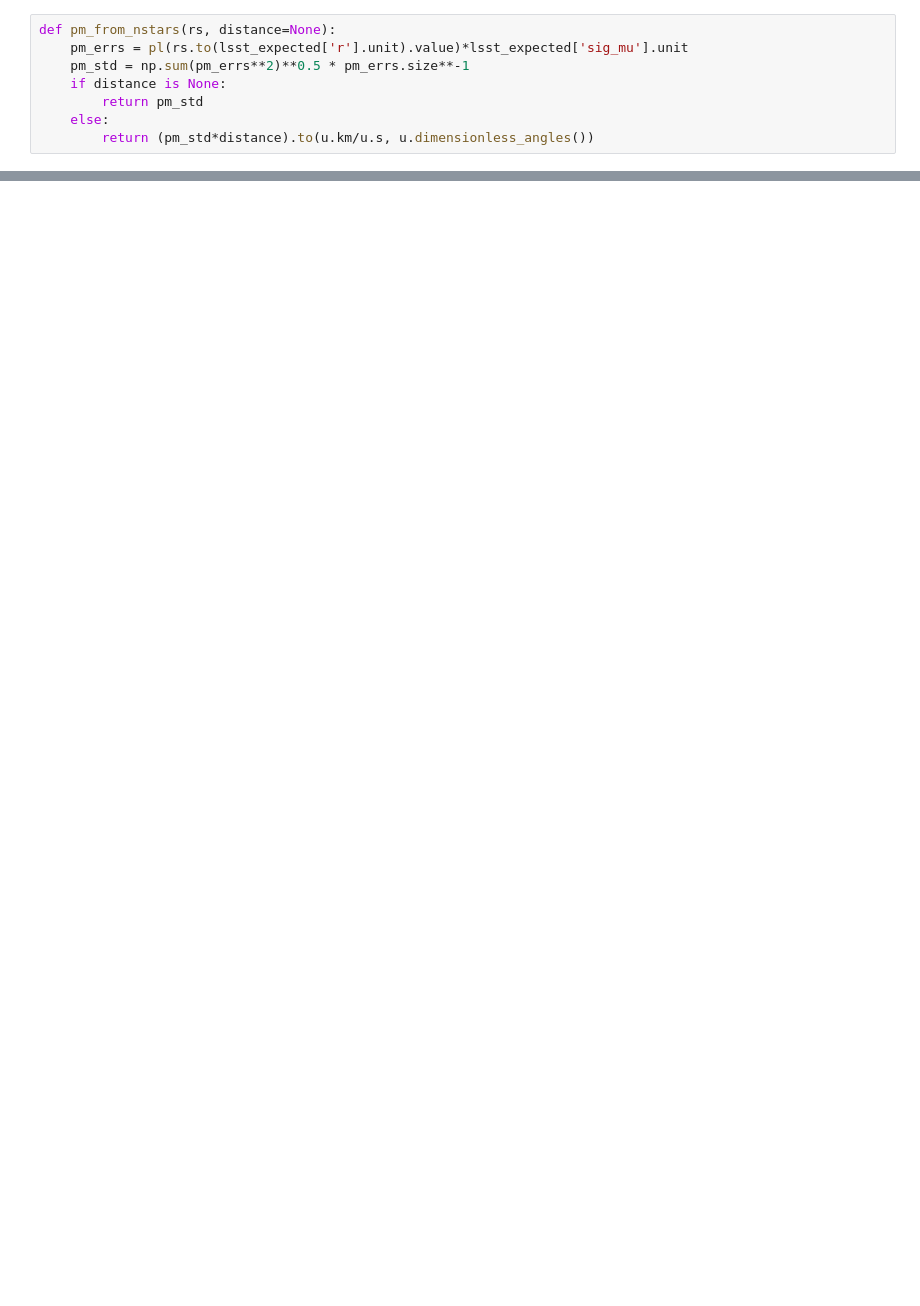
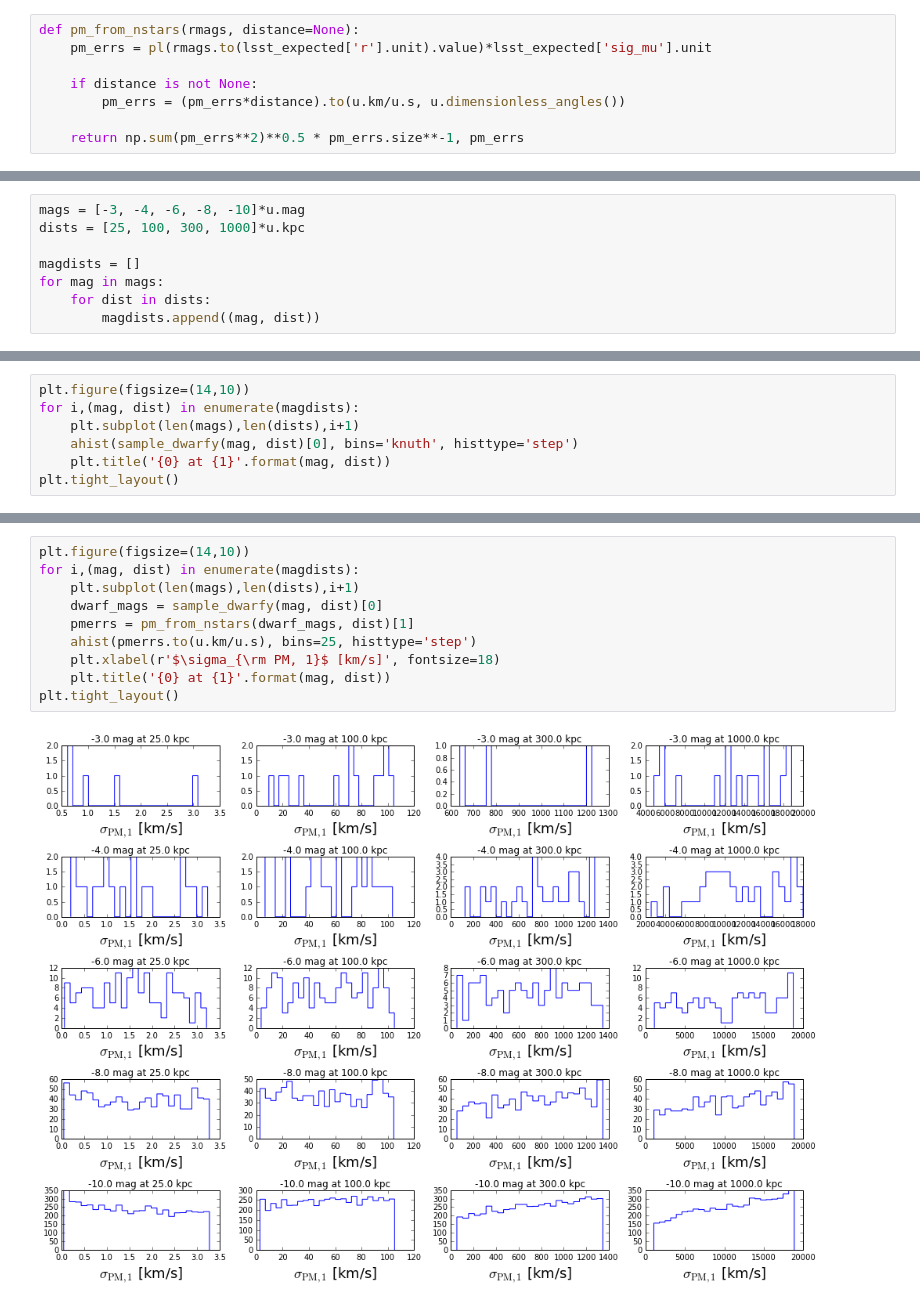
Before and after one commit to eteq/lsst_experiments, a Jupyter notebook: Proper Motion estimates.ipynb, the cells around one changed output, grey strips where cells are left out. Drawn from its saved outputs; the diff is of its cells as text; blank space fills up the shorter version.

```diff
--- a/Proper Motion estimates.ipynb
+++ b/Proper Motion estimates.ipynb
@@ -56,8 +62,8 @@ pl
 # %%
-def pm_from_nstars(rs, distance=None):
-    pm_errs = pl(rs.to(lsst_expected['r'].unit).value)*lsst_expected['sig_mu'].unit
-    pm_std = np.sum(pm_errs**2)**0.5 * pm_errs.size**-1
-    if distance is None:
-        return pm_std
-    else:
-        return (pm_std*distance).to(u.km/u.s, u.dimensionless_angles())
+def pm_from_nstars(rmags, distance=None):
+    pm_errs = pl(rmags.to(lsst_expected['r'].unit).value)*lsst_expected['sig_mu'].unit
+
+    if distance is not None:
+        pm_errs = (pm_errs*distance).to(u.km/u.s, u.dimensionless_angles())
+
+    return np.sum(pm_errs**2)**0.5 * pm_errs.size**-1, pm_errs
@@ -63,0 +134,8 @@ def pm_from_nstars(rs, distance=None):
+# %%
+mags = [-3, -4, -6, -8, -10]*u.mag
+dists = [25, 100, 300, 1000]*u.kpc
+
+magdists = []
+for mag in mags:
+    for dist in dists:
+        magdists.append((mag, dist))
@@ -63,0 +144,7 @@ def pm_from_nstars(rs, distance=None):
+# %%
+plt.figure(figsize=(14,10))
+for i,(mag, dist) in enumerate(magdists):
+    plt.subplot(len(mags),len(dists),i+1)
+    ahist(sample_dwarfy(mag, dist)[0], bins='knuth', histtype='step')
+    plt.title('{0} at {1}'.format(mag, dist))
+plt.tight_layout()
@@ -63,0 +155,12 @@ def pm_from_nstars(rs, distance=None):
+# %%
+plt.figure(figsize=(14,10))
+for i,(mag, dist) in enumerate(magdists):
+    plt.subplot(len(mags),len(dists),i+1)
+    dwarf_mags = sample_dwarfy(mag, dist)[0]
+    pmerrs = pm_from_nstars(dwarf_mags, dist)[1]
+    ahist(pmerrs.to(u.km/u.s), bins=25, histtype='step')
+    plt.xlabel(r'$\sigma_{\rm PM, 1}$ [km/s]', fontsize=18)
+    plt.title('{0} at {1}'.format(mag, dist))
+plt.tight_layout()
+# %% [output]
+[figure, added]
```
Also changed, not shown: parts of 14 cells of this notebook.
